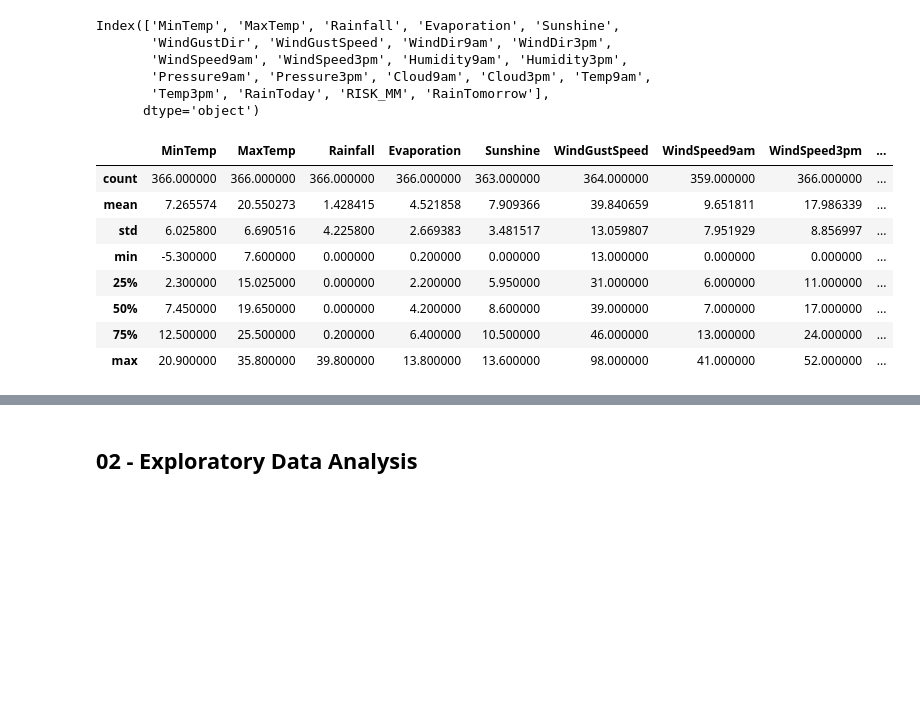
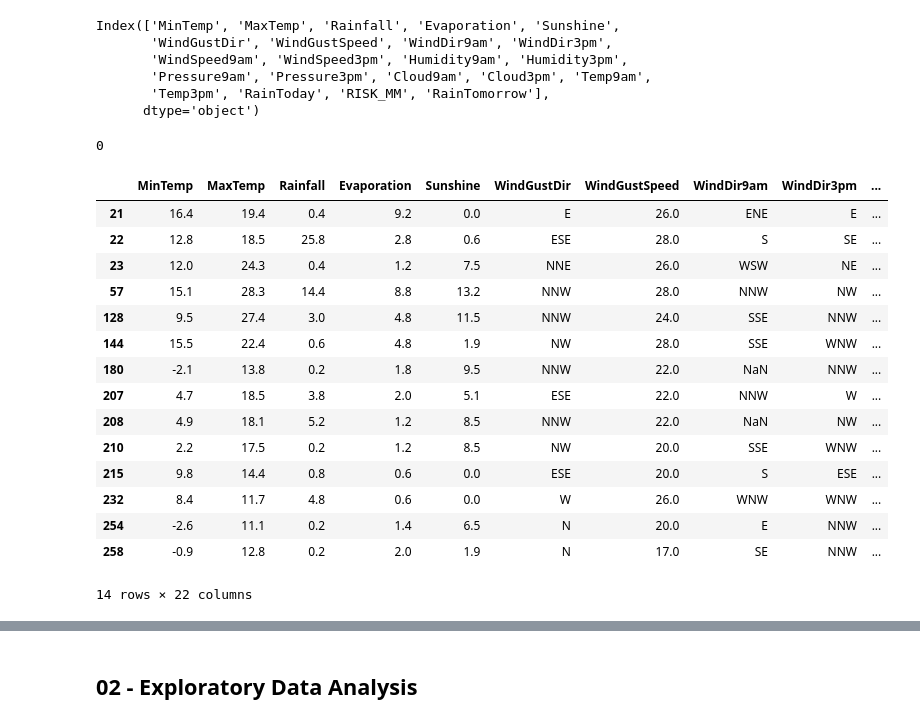
Before and after one commit to AllanMogley/02-Data-Science-Works, a Jupyter notebook: 04 Data Exploration/Data Works.ipynb, the cells around one changed output, grey strips where cells are left out. Cells and saved outputs as stored; diff of their text form; code cells hidden in the pictures; blank space fills up the shorter version.

```diff
--- a/04 Data Exploration/Data Works.ipynb
+++ b/04 Data Exploration/Data Works.ipynb
@@ -82,25 +88,30 @@ Index(['MinTemp', 'MaxTemp', 'Rainfall', 'Evaporation', 'Sunshine',
 df.dtypes
 df.duplicated().sum() # Check duplicates
 # df1 = df.drop(["WindGustDir", "RainToday", "RainTomorrow"], axis = 1) # Delete columns
-df1 = df.drop(columns = ["WindGustDir", "RainToday", "RainTomorrow"], inplace = True) # Delete columns
-df1.dtypes
-df.shape
+# df1 = df.drop(columns = ["WindGustDir", "RainToday", "RainTomorrow"], inplace = True) # Delete columns
+# df1.dtypes
+# df.shape
 # del(df1)
 # df1
+# %% [output]
+0
 # %%
 # Select multiple columns by conditions
-df[(df['WindGustSpeed'] < 20)  & (df['Rainfall'] > 0.1)]
+df[(df['WindGustSpeed'] < 30)  & (df['Rainfall'] > 0.1)]
+# %% [output]
+|  | MinTemp | MaxTemp | Rainfall | Evaporation | Sunshine | WindGustDir | WindGustSpeed | WindDir9am | WindDir3pm | ... |
+| 21 | 16.4 | 19.4 | 0.4 | 9.2 | 0.0 | E | 26.0 | ENE | E | ... |
+| 22 | 12.8 | 18.5 | 25.8 | 2.8 | 0.6 | ESE | 28.0 | S | SE | ... |
+| 23 | 12.0 | 24.3 | 0.4 | 1.2 | 7.5 | NNE | 26.0 | WSW | NE | ... |
+| 57 | 15.1 | 28.3 | 14.4 | 8.8 | 13.2 | NNW | 28.0 | NNW | NW | ... |
+| 128 | 9.5 | 27.4 | 3.0 | 4.8 | 11.5 | NNW | 24.0 | SSE | NNW | ... |
+| 144 | 15.5 | 22.4 | 0.6 | 4.8 | 1.9 | NW | 28.0 | SSE | WNW | ... |
+| 180 | -2.1 | 13.8 | 0.2 | 1.8 | 9.5 | NNW | 22.0 | NaN | NNW | ... |
+| 207 | 4.7 | 18.5 | 3.8 | 2.0 | 5.1 | ESE | 22.0 | NNW | W | ... |
+| 208 | 4.9 | 18.1 | 5.2 | 1.2 | 8.5 | NNW | 22.0 | NaN | NW | ... |
+| 210 | 2.2 | 17.5 | 0.2 | 1.2 | 8.5 | NW | 20.0 | SSE | WNW | ... |
+| 215 | 9.8 | 14.4 | 0.8 | 0.6 | 0.0 | ESE | 20.0 | S | ESE | ... |
+| 232 | 8.4 | 11.7 | 4.8 | 0.6 | 0.0 | W | 26.0 | WNW | WNW | ... |
+| 254 | -2.6 | 11.1 | 0.2 | 1.4 | 6.5 | N | 20.0 | E | NNW | ... |
+| 258 | -0.9 | 12.8 | 0.2 | 2.0 | 1.9 | N | 17.0 | SE | NNW | ... |
+14 rows × 22 columns
-# %%
-# Select columns containing numerical data
-numerical_columns = df.select_dtypes(include='number')
-numerical_columns.describe()
-# %% [output]
-|  | MinTemp | MaxTemp | Rainfall | Evaporation | Sunshine | WindGustSpeed | WindSpeed9am | WindSpeed3pm | ... |
-| count | 366.000000 | 366.000000 | 366.000000 | 366.000000 | 363.000000 | 364.000000 | 359.000000 | 366.000000 | ... |
-| mean | 7.265574 | 20.550273 | 1.428415 | 4.521858 | 7.909366 | 39.840659 | 9.651811 | 17.986339 | ... |
-| std | 6.025800 | 6.690516 | 4.225800 | 2.669383 | 3.481517 | 13.059807 | 7.951929 | 8.856997 | ... |
-| min | -5.300000 | 7.600000 | 0.000000 | 0.200000 | 0.000000 | 13.000000 | 0.000000 | 0.000000 | ... |
-| 25% | 2.300000 | 15.025000 | 0.000000 | 2.200000 | 5.950000 | 31.000000 | 6.000000 | 11.000000 | ... |
-| 50% | 7.450000 | 19.650000 | 0.000000 | 4.200000 | 8.600000 | 39.000000 | 7.000000 | 17.000000 | ... |
-| 75% | 12.500000 | 25.500000 | 0.200000 | 6.400000 | 10.500000 | 46.000000 | 13.000000 | 24.000000 | ... |
-| max | 20.900000 | 35.800000 | 39.800000 | 13.800000 | 13.600000 | 98.000000 | 41.000000 | 52.000000 | ... |
```
Also changed, not shown: parts of 6 cells of this notebook.
